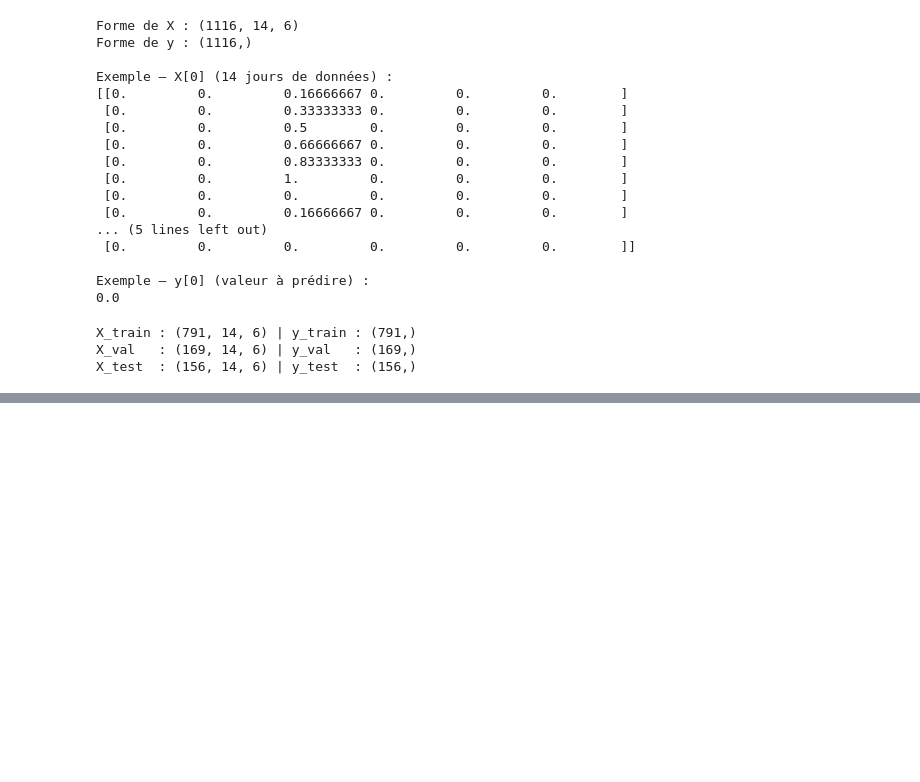
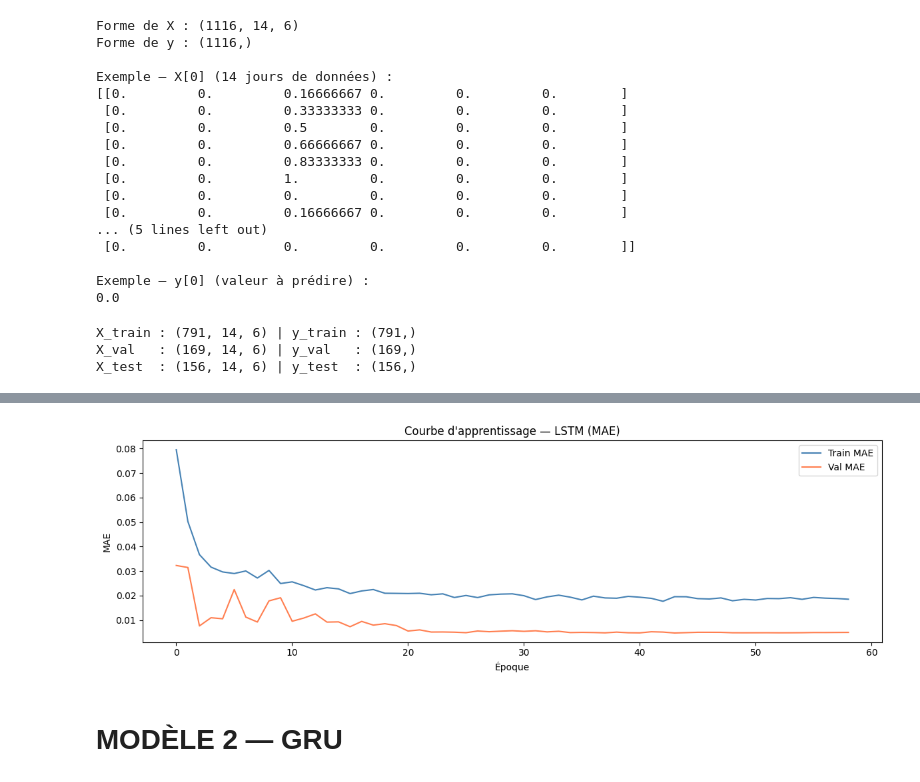
Before and after one commit to MoussaB06/prediction_epidemie, a Jupyter notebook: notebooks/Prediction_Epidemie.ipynb, the cells around one changed output, grey strips where cells are left out. Drawn from its saved outputs; the diff is of its cells as text; code cells hidden in the pictures; blank space fills up the shorter version.

```diff
--- a/notebooks/Prediction_Epidemie.ipynb
+++ b/notebooks/Prediction_Epidemie.ipynb
@@ -471,0 +514,20 @@ ImportError: Could not find the DLL(s) 'msvcp140_1.dll'. TensorFlow requires tha
+# %%
+callbacks = [
+    EarlyStopping(monitor="val_loss", patience=15,
+                  restore_best_weights=True, verbose=1),
+    ModelCheckpoint("../models/best_model_lstm.h5", monitor="val_loss",
+                    save_best_only=True, verbose=0),
+    ReduceLROnPlateau(monitor="val_loss", factor=0.5,
+                      patience=7, min_lr=1e-6, verbose=1),
+]
+
+history = model.fit(
+    X_train, y_train,
+    validation_data=(X_val, y_val),
+    epochs=200,
+    batch_size=32,
+    callbacks=callbacks,
+    verbose=1
+)
+
+print("\nEntraînement terminé !")
@@ -471,0 +587,15 @@ ImportError: Could not find the DLL(s) 'msvcp140_1.dll'. TensorFlow requires tha
+# %%
+plt.figure(figsize=(12, 4))
+plt.plot(history.history["mae"],     label="Train MAE", color="steelblue")
+plt.plot(history.history["val_mae"], label="Val MAE",   color="coral")
+plt.title("Courbe d'apprentissage — LSTM (MAE)")
+plt.xlabel("Époque")
+plt.ylabel("MAE")
+plt.legend()
+plt.tight_layout()
+plt.savefig("../outputs/5_learning_curve_lstm_mae.png", dpi=150)
+plt.show()
+# %% [output]
+[figure, added]
+# %% [markdown]
+# MODÈLE 2 — GRU
```
Also changed, not shown: parts of 25 cells of this notebook, 12 other files.
